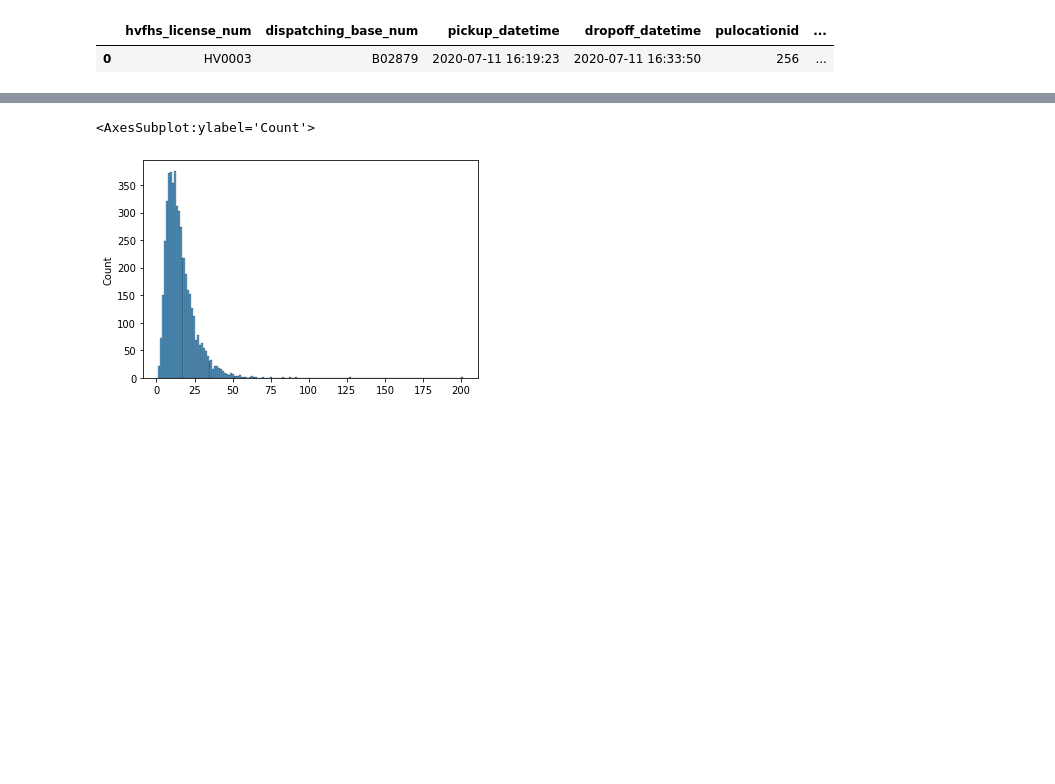
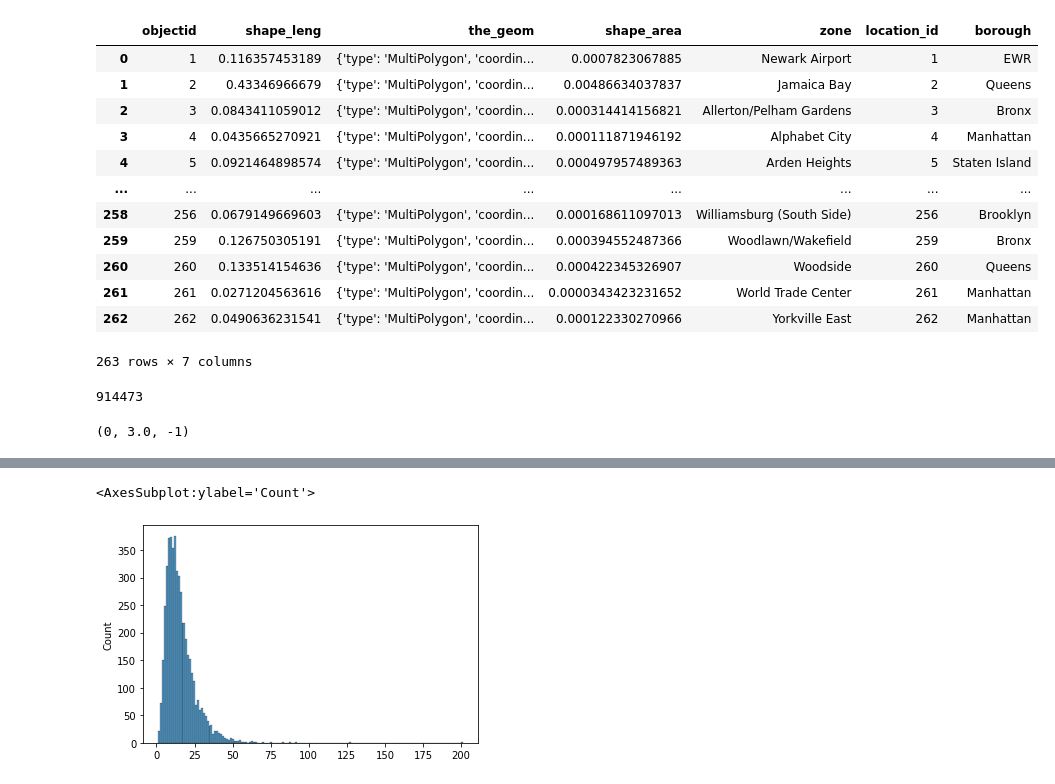
Before and after one commit to anthony001w/uber-nyc-simulation, a Jupyter notebook: sample_working_with_data.ipynb, the cells around one changed output, grey strips where cells are left out. Saved outputs shown, nothing was run; the diff lists cells and outputs as text; code cells hidden in the pictures; blank space fills up the shorter version.

```diff
--- a/sample_working_with_data.ipynb
+++ b/sample_working_with_data.ipynb
@@ -11,8 +11,8 @@ with Socrata('data.cityofnewyork.us', 'vA3MfkSw5kKhpzNkitJkv5yFP') as client:
 
     #gets some sample data from the high volume pickup/dropoff dataset, its not a random sample though
     #HV0003 corresponds to Uber
-    high_volume_query_results = client.get('yrt9-58g8', limit = 5000, where = 'hvfhs_license_num = "HV0003"')
-    trip_sample = pd.DataFrame.from_records(high_volume_query_results)
+#     high_volume_query_results = client.get('yrt9-58g8', limit = 5000, where = 'hvfhs_license_num = "HV0003"')
+#     trip_sample = pd.DataFrame.from_records(high_volume_query_results)
 # %%
 #some friendly transformations
 #datetime values to dt format
@@ -27,8 +27,23 @@ def cleanup_func(trip_df):
     tdf.dropoff_datetime = pd.to_datetime(tdf.dropoff_datetime)
     return tdf
 
-trip_sample = cleanup_func(trip_sample)
-trip_sample.head(1)
+# trip_sample = cleanup_func(trip_sample)
+# trip_sample.head(1)
-# %% [output]
-|  | hvfhs_license_num | dispatching_base_num | pickup_datetime | dropoff_datetime | pulocationid | ... |
-| 0 | HV0003 | B02879 | 2020-07-11 16:19:23 | 2020-07-11 16:33:50 | 256 | ... |
+# %%
+import numpy as np
+
+taxi_zones
+# %% [output]
+|  | objectid | shape_leng | the_geom | shape_area | zone | location_id | borough |
+| 0 | 1 | 0.116357453189 | {'type': 'MultiPolygon', 'coordin... | 0.0007823067885 | Newark Airport | 1 | EWR |
+| 1 | 2 | 0.43346966679 | {'type': 'MultiPolygon', 'coordin... | 0.00486634037837 | Jamaica Bay | 2 | Queens |
+| 2 | 3 | 0.0843411059012 | {'type': 'MultiPolygon', 'coordin... | 0.000314414156821 | Allerton/Pelham Gardens | 3 | Bronx |
+| 3 | 4 | 0.0435665270921 | {'type': 'MultiPolygon', 'coordin... | 0.000111871946192 | Alphabet City | 4 | Manhattan |
+| 4 | 5 | 0.0921464898574 | {'type': 'MultiPolygon', 'coordin... | 0.000497957489363 | Arden Heights | 5 | Staten Island |
+| ... | ... | ... | ... | ... | ... | ... | ... |
+| 258 | 256 | 0.0679149669603 | {'type': 'MultiPolygon', 'coordin... | 0.000168611097013 | Williamsburg (South Side) | 256 | Brooklyn |
+| 259 | 259 | 0.126750305191 | {'type': 'MultiPolygon', 'coordin... | 0.000394552487366 | Woodlawn/Wakefield | 259 | Bronx |
+| 260 | 260 | 0.133514154636 | {'type': 'MultiPolygon', 'coordin... | 0.000422345326907 | Woodside | 260 | Queens |
+| 261 | 261 | 0.0271204563616 | {'type': 'MultiPolygon', 'coordin... | 0.0000343423231652 | World Trade Center | 261 | Manhattan |
+| 262 | 262 | 0.0490636231541 | {'type': 'MultiPolygon', 'coordin... | 0.000122330270966 | Yorkville East | 262 | Manhattan |
+263 rows × 7 columns
@@ -34,0 +91,11 @@ trip_sample.head(1)
+# %%
+total_movements = 0
+for k, v in dmovements.items():
+    total_movements += len(v)
+total_movements
+# %% [output]
+914473
+# %%
+start_pos = dmovements[0][0]
+# %% [output]
+(0, 3.0, -1)
```
Also changed, not shown: parts of 5 cells of this notebook, 12 other files.
